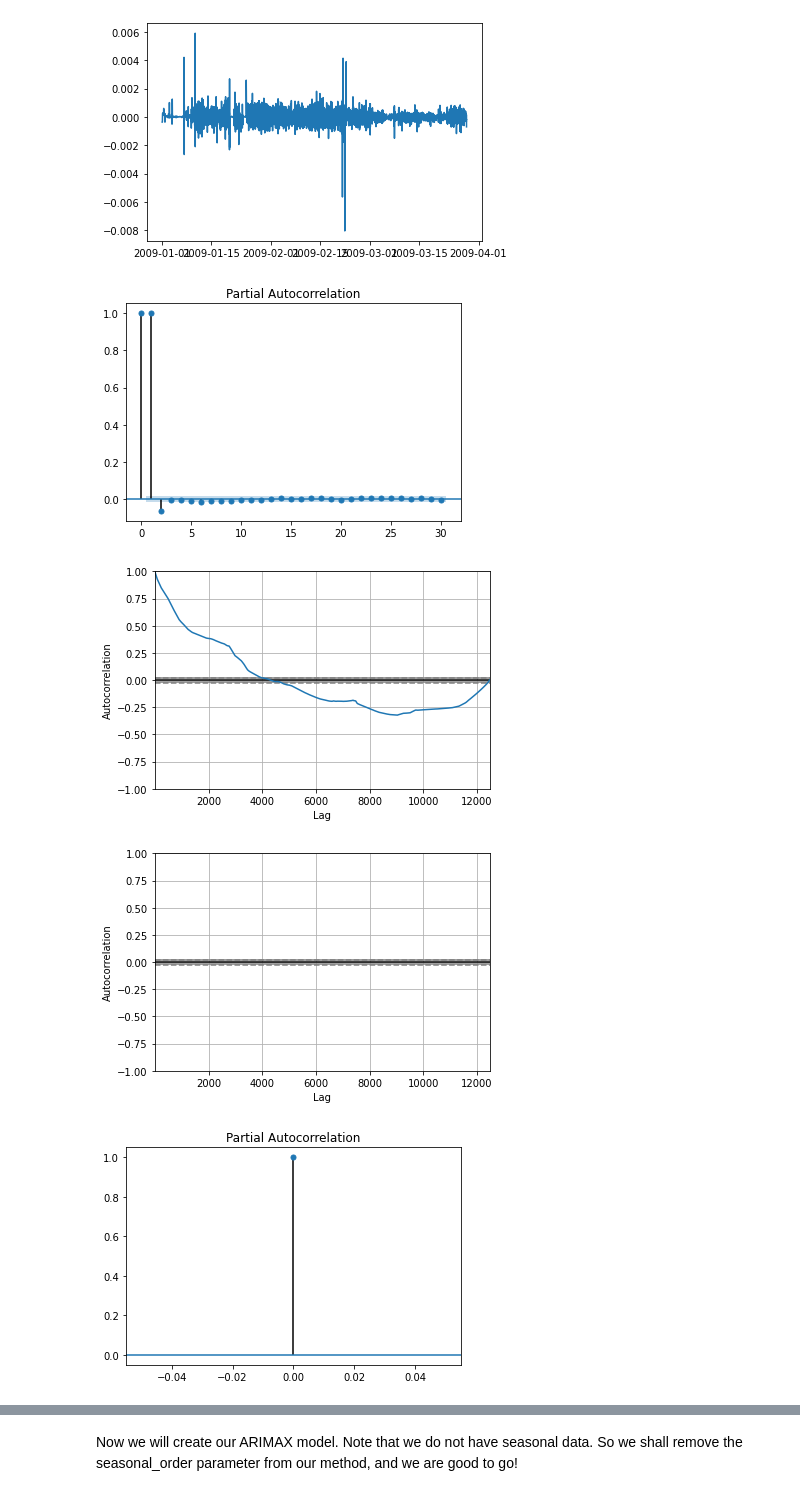
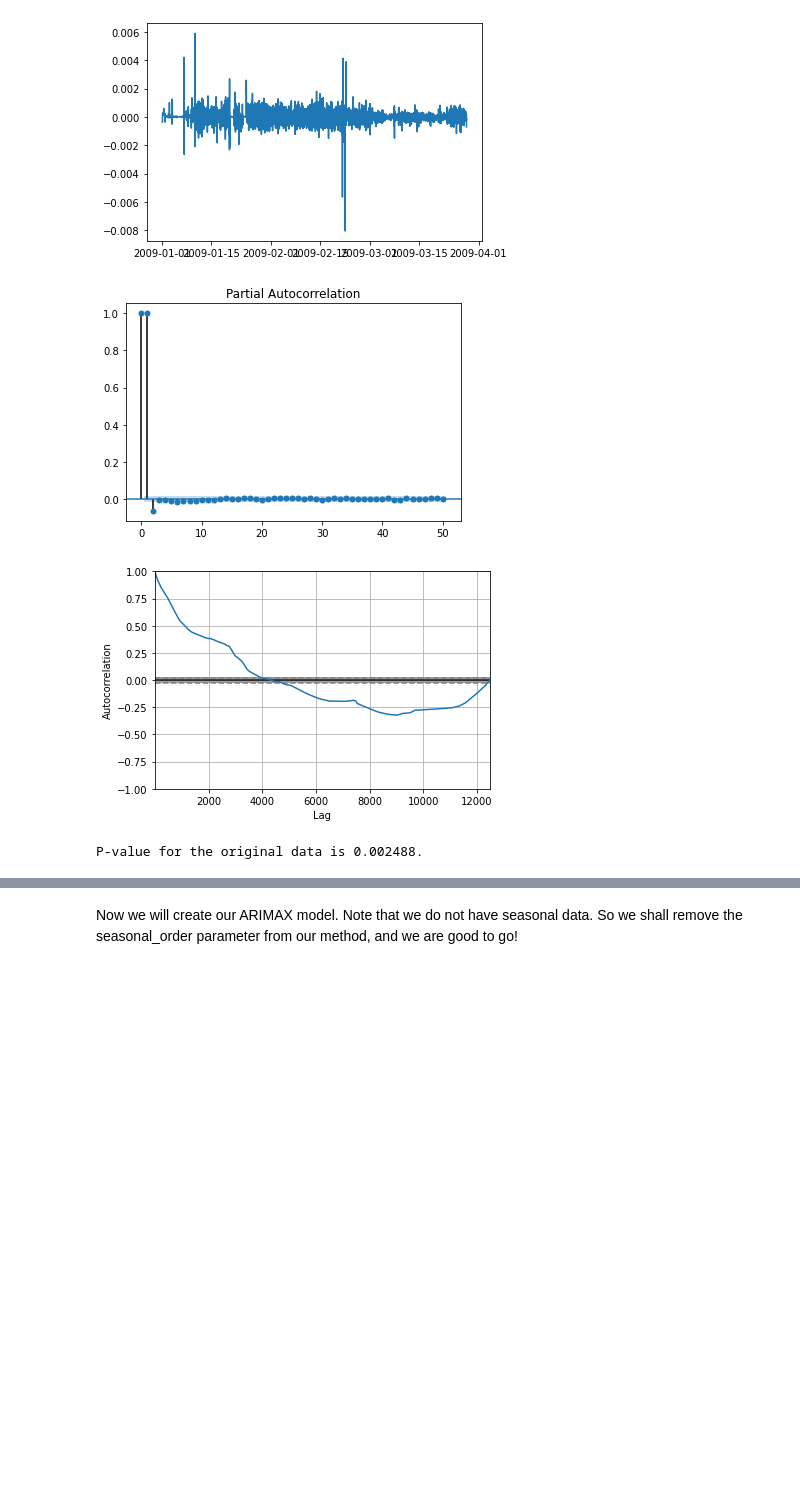
Before and after one commit to RiddhimanRaut/Deep-Learning-based-CPR-estimation, a Jupyter notebook: CPRAVG_ARIMAX.ipynb, the cells around one changed output, grey strips where cells are left out. Drawn from its saved outputs; the diff is of its cells as text; code cells hidden in the pictures; blank space fills up the shorter version.

```diff
--- a/CPRAVG_ARIMAX.ipynb
+++ b/CPRAVG_ARIMAX.ipynb
@@ -68,28 +74,20 @@ plt.plot(df['CPRAVG'],color = 'blue')
 [figure]
 # %%
 #Differencing the data.
-diff_df = df['CPRAVG'].diff()
+diff_df = df['CPRAVG'].diff().dropna()
 plt.plot(diff_df)
 # %% [output]
 [<matplotlib.lines.Line2D at 0x...>]
 [figure]
-# %%
-from statsmodels.graphics.tsaplots import plot_pacf
-from pandas.plotting import autocorrelation_plot
-plot_pacf(df['CPRAVG'],lags = 30)
-plt.show()
-#p = 3
-autocorrelation_plot(df['CPRAVG'])
-plt.show()
-#q = 4000
-
-autocorrelation_plot(diff_df)
-plt.show()
-
-plot_pacf(diff_df, lags = 30)
-plt.show()
-# %% [output]
-[figure, removed]
-[figure, removed]
-[figure, removed]
-[figure, removed]
+# %%
+plot_pacf(df['CPRAVG'],lags = 50)
+plt.show()
+autocorrelation_plot(df['CPRAVG'])
+plt.show()
+res = adfuller(df['CPRAVG'])
+res_diff = adfuller(diff_df)
+print("P-value for the original data is %f."%res[1])
+# %% [output]
+[figure, added]
+[figure, added]
+P-value for the original data is 0.002488.
```
Also changed, not shown: parts of 10 cells of this notebook.
